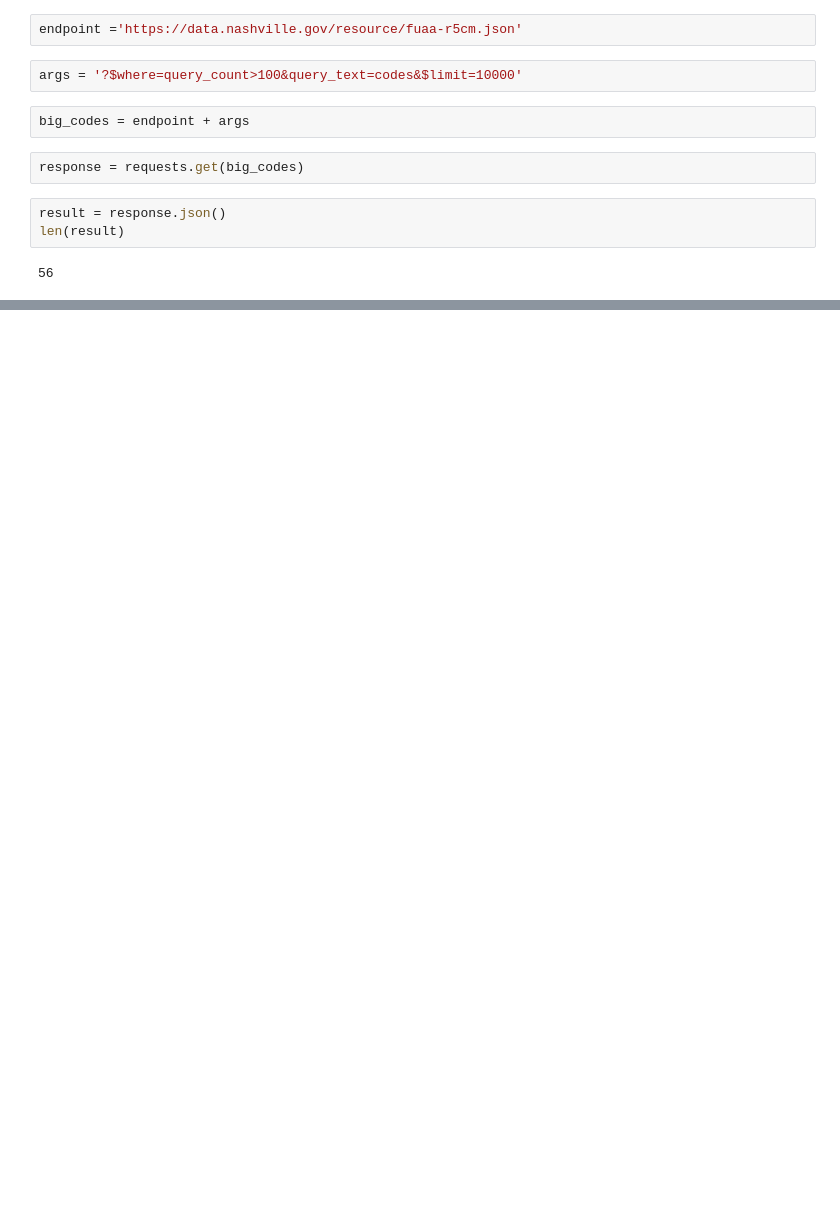
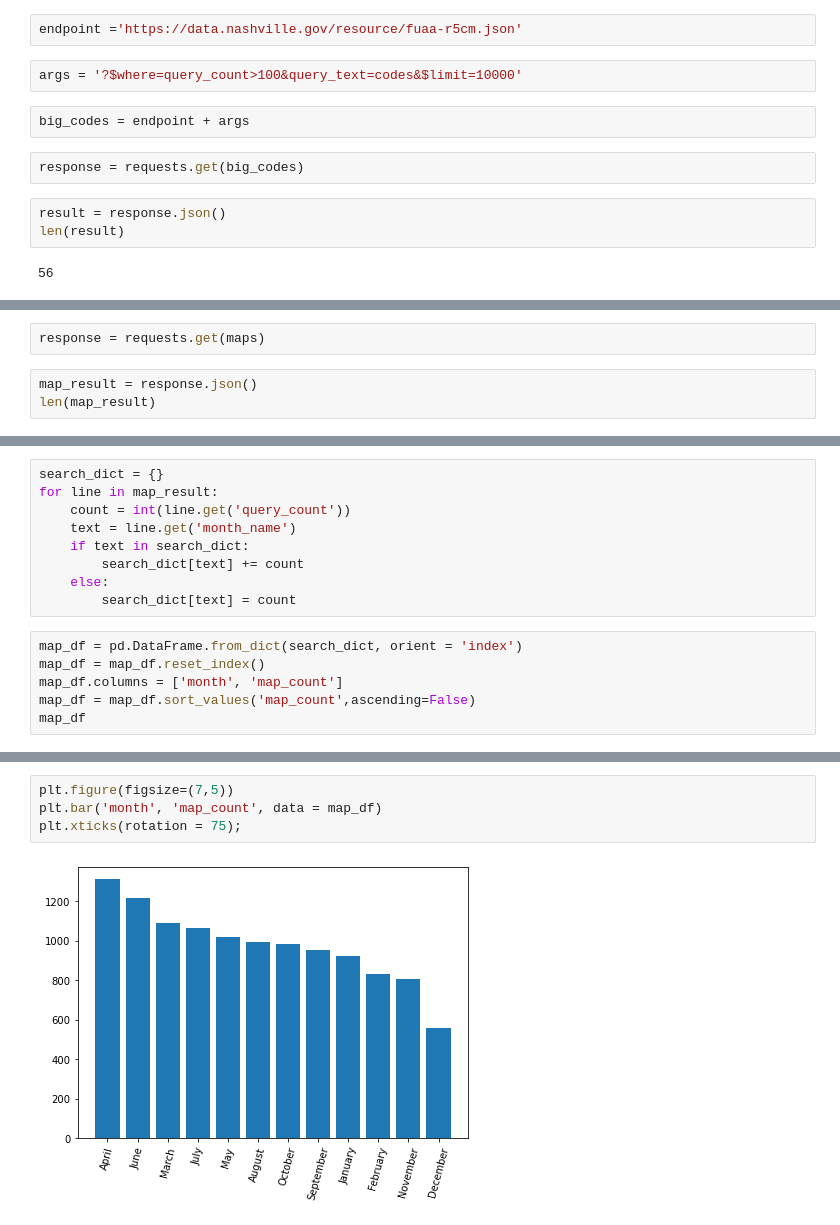
Before and after one commit to NSS-Data-Analytics-Cohort-7/socrata-api-AKCase1993, a Jupyter notebook: notebook/Untitled.ipynb, the cells around one changed output, grey strips where cells are left out. Saved outputs shown, nothing was run; the diff lists cells and outputs as text; blank space fills up the shorter version.

```diff
--- a/notebook/Untitled.ipynb
+++ b/notebook/Untitled.ipynb
@@ -138,0 +171,5 @@ len(result)
+# %%
+response = requests.get(maps)
+# %%
+map_result = response.json()
+len(map_result)
@@ -138,0 +178,15 @@ len(result)
+# %%
+search_dict = {}
+for line in map_result:
+    count = int(line.get('query_count'))
+    text = line.get('month_name')
+    if text in search_dict:
+        search_dict[text] += count
+    else:
+        search_dict[text] = count
+# %%
+map_df = pd.DataFrame.from_dict(search_dict, orient = 'index')
+map_df = map_df.reset_index()
+map_df.columns = ['month', 'map_count']
+map_df = map_df.sort_values('map_count',ascending=False)
+map_df
@@ -138,0 +207,6 @@ len(result)
+# %%
+plt.figure(figsize=(7,5))
+plt.bar('month', 'map_count', data = map_df)
+plt.xticks(rotation = 75);
+# %% [output]
+[figure, added]
```
Also changed, not shown: parts of 10 cells of this notebook.
